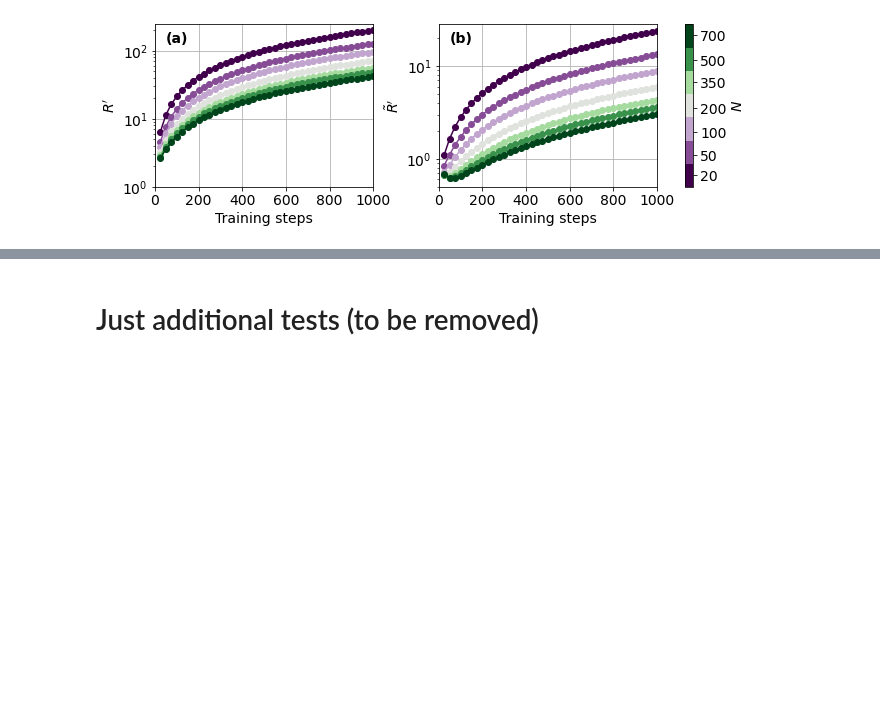
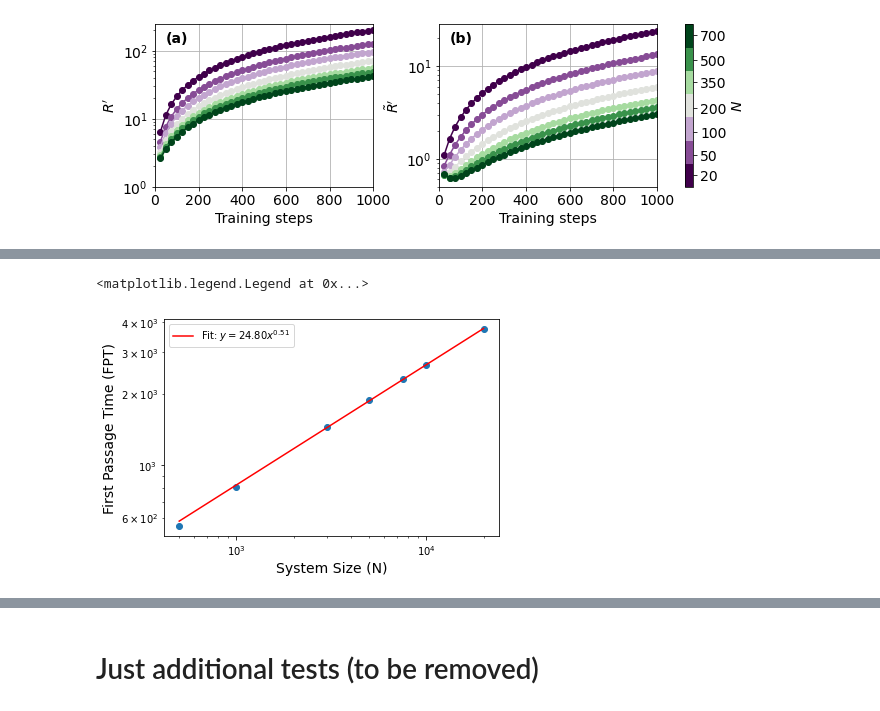
Before and after one commit to Laplaxe/MonteCarloGA_CW, a Jupyter notebook: Code/first_passages.ipynb, the cells around one changed output, grey strips where cells are left out. Cells and saved outputs as stored; diff of their text form; code cells hidden in the pictures; blank space fills up the shorter version.

```diff
--- a/Code/first_passages.ipynb
+++ b/Code/first_passages.ipynb
@@ -1550,0 +1715,31 @@ plt.show()
+# %%
+from scipy.optimize import curve_fit
+
+plt.scatter(np.array(Ns),results)
+plt.yscale("log")
+# Define a power-law function
+def power_law(x, a, b):
+    return a * np.power(x, b)
+
+# Perform the curve fitting
+popt, pcov = curve_fit(power_law, Ns, results)
+
+# Extract the fitted parameters
+a, b = popt
+
+# Plot the power-law fit
+x_fit = np.linspace(min(Ns), max(Ns), 100)
+y_fit = power_law(x_fit, a, b)
+plt.plot(x_fit, y_fit, label=f'Fit: $y = {a:.2f}x^{{{b:.2f}}}$', color='red')
+
+plt.yscale("log")
+plt.xscale("log")
+
+plt.xlabel('System Size (N)', fontsize=14)
+plt.ylabel('First Passage Time (FPT)', fontsize=14)
+
+# Add legend
+plt.legend()
+# %% [output]
+<matplotlib.legend.Legend at 0x...>
+[figure, added]
```
Also changed, not shown: parts of 10 cells of this notebook.
